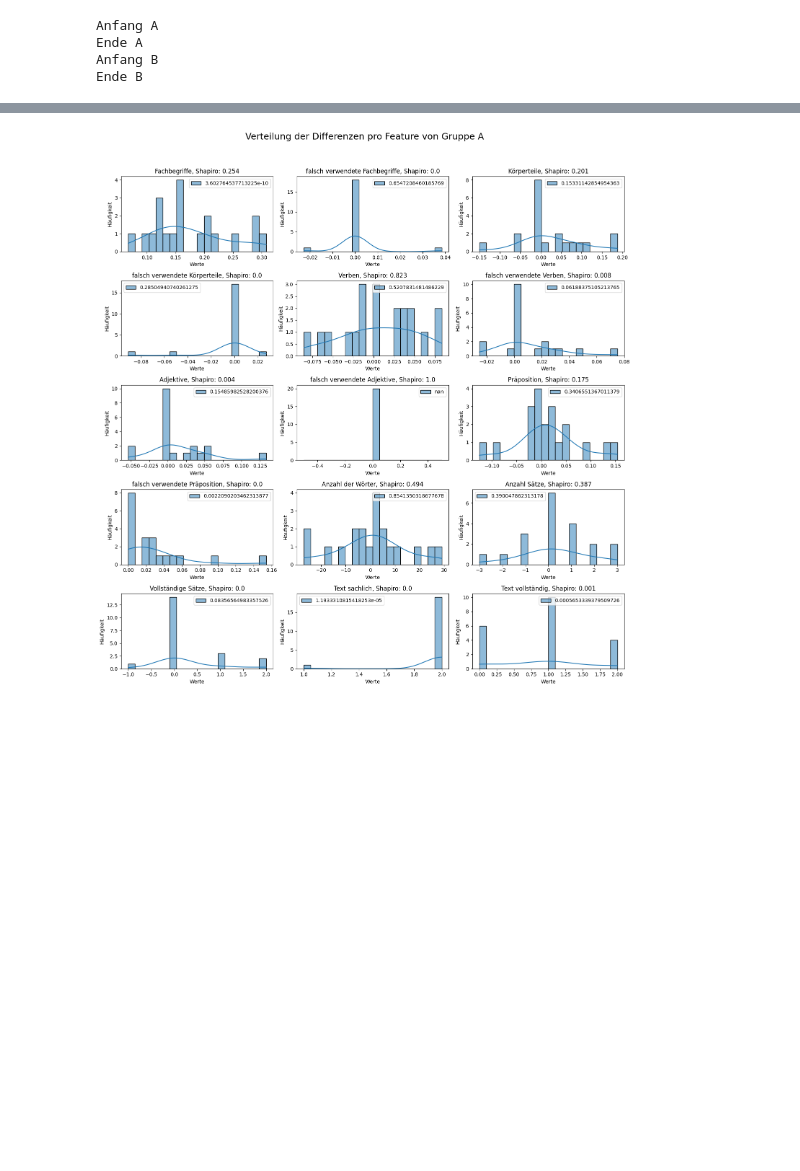
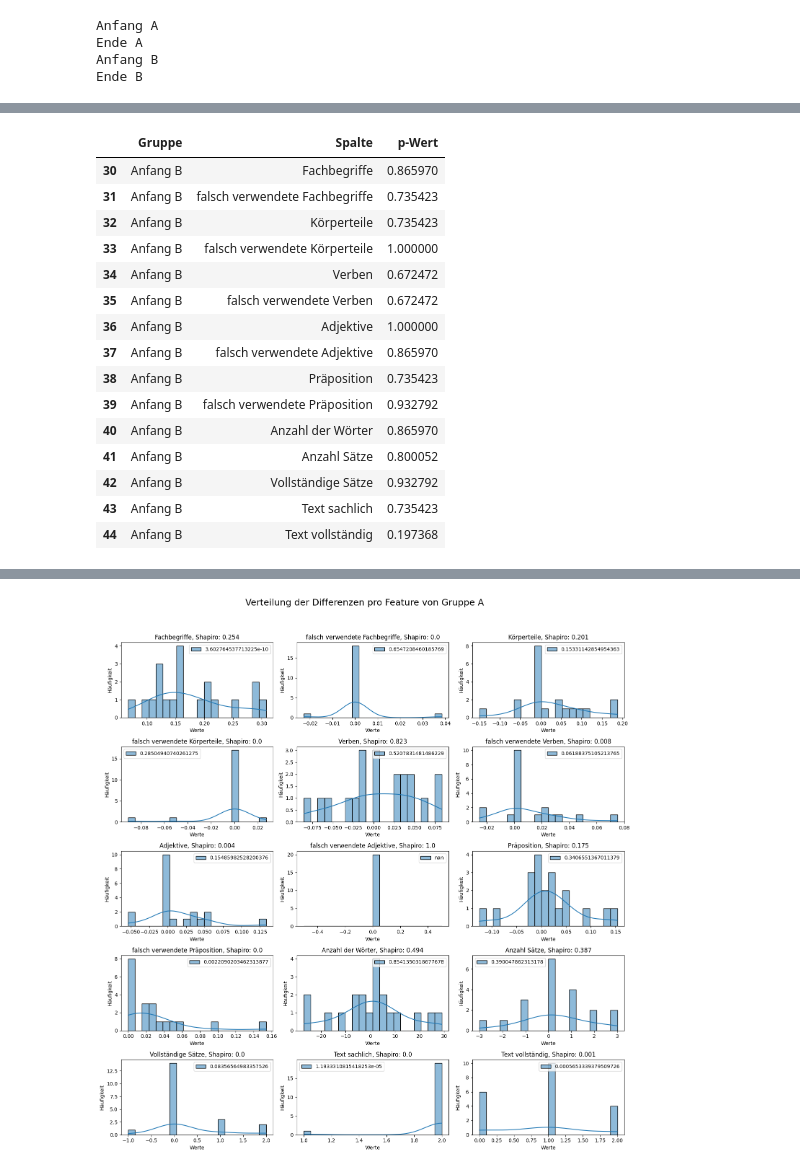
Before and after one commit to pietow/Auswertung, a Jupyter notebook: auswertung.ipynb, the cells around one changed output, grey strips where cells are left out. Drawn from its saved outputs; the diff is of its cells as text; code cells hidden in the pictures; blank space fills up the shorter version.

```diff
--- a/auswertung.ipynb
+++ b/auswertung.ipynb
@@ -85,0 +130,19 @@ df_spanisch
+# %%
+results_df[results_df['Gruppe'] == 'Anfang B']
+# %% [output]
+|  | Gruppe | Spalte | p-Wert |
+| 30 | Anfang B | Fachbegriffe | 0.865970 |
+| 31 | Anfang B | falsch verwendete Fachbegriffe | 0.735423 |
+| 32 | Anfang B | Körperteile | 0.735423 |
+| 33 | Anfang B | falsch verwendete Körperteile | 1.000000 |
+| 34 | Anfang B | Verben | 0.672472 |
+| 35 | Anfang B | falsch verwendete Verben | 0.672472 |
+| 36 | Anfang B | Adjektive | 1.000000 |
+| 37 | Anfang B | falsch verwendete Adjektive | 0.865970 |
+| 38 | Anfang B | Präposition | 0.735423 |
+| 39 | Anfang B | falsch verwendete Präposition | 0.932792 |
+| 40 | Anfang B | Anzahl der Wörter | 0.865970 |
+| 41 | Anfang B | Anzahl Sätze | 0.800052 |
+| 42 | Anfang B | Vollständige Sätze | 0.932792 |
+| 43 | Anfang B | Text sachlich | 0.735423 |
+| 44 | Anfang B | Text vollständig | 0.197368 |
```
Also changed, not shown: parts of 11 cells of this notebook, 1 other file.
